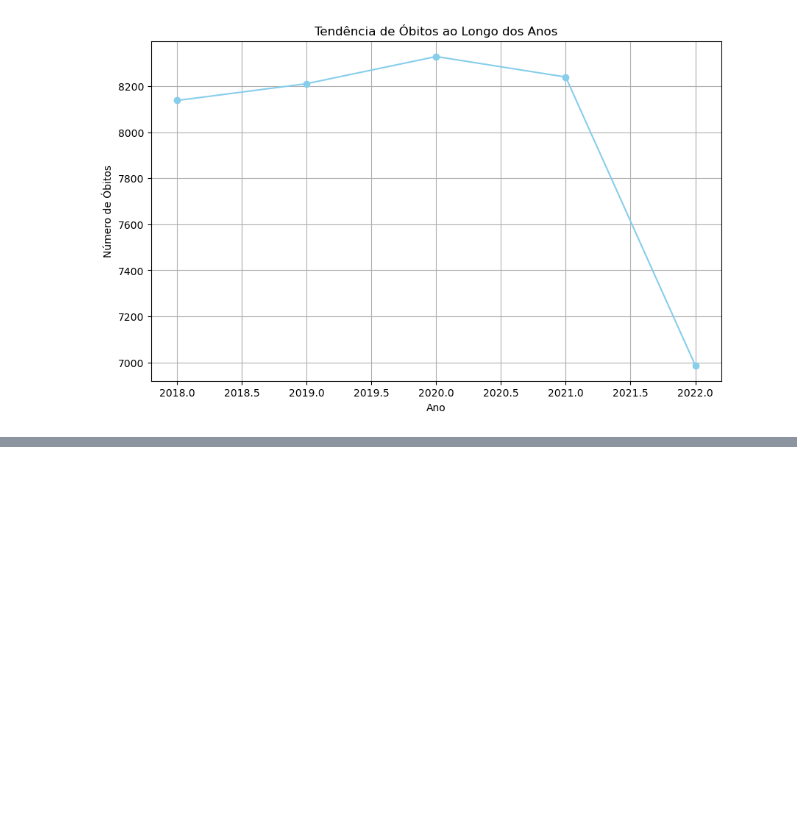
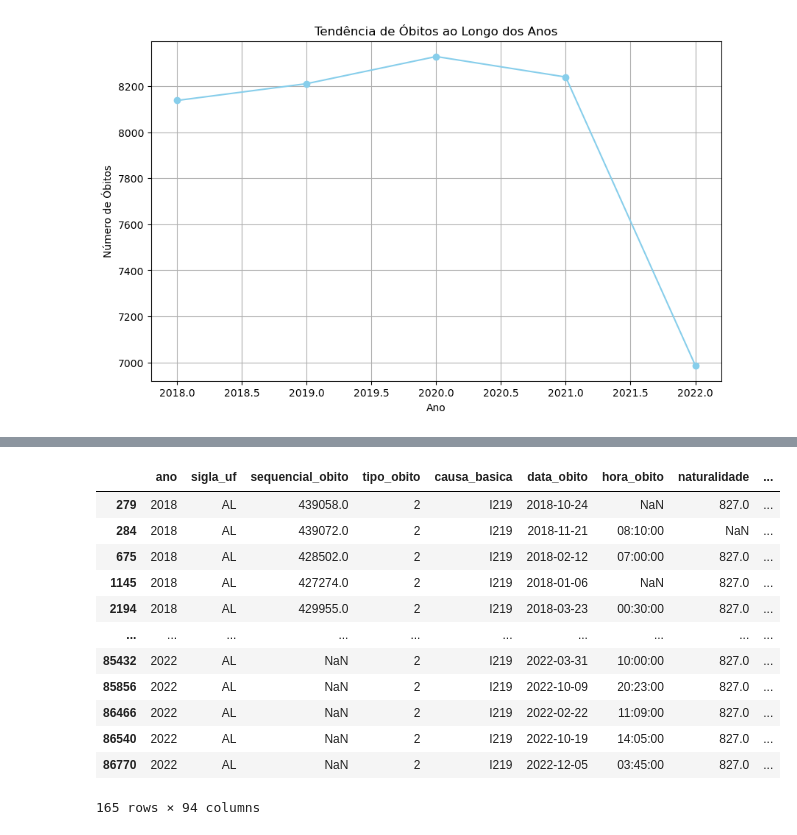
Before and after one commit to hlaff147/mortality-data-analysis, a Jupyter notebook: notebooks/main.ipynb, the cells around one changed output, grey strips where cells are left out. Cells and saved outputs as stored; diff of their text form; code cells hidden in the pictures; blank space fills up the shorter version.

```diff
--- a/notebooks/main.ipynb
+++ b/notebooks/main.ipynb
@@ -534,0 +534,24 @@ plt.show()
+# %%
+# Defina a idade máxima para considerar uma pessoa como 'nova'
+idade_maxima = 40
+
+# Filtrar o DataFrame para pessoas que morreram de infarto e têm menos de 'idade_maxima'
+df_infarto_novos = df_all[(df_all['causa_basica'] == 'I219') & (df_all['idade'] <= idade_maxima)]
+
+
+
+df_infarto_novos
+# %% [output]
+|  | ano | sigla_uf | sequencial_obito | tipo_obito | causa_basica | data_obito | hora_obito | naturalidade | ... |
+| 279 | 2018 | AL | 439058.0 | 2 | I219 | 2018-10-24 | NaN | 827.0 | ... |
+| 284 | 2018 | AL | 439072.0 | 2 | I219 | 2018-11-21 | 08:10:00 | NaN | ... |
+| 675 | 2018 | AL | 428502.0 | 2 | I219 | 2018-02-12 | 07:00:00 | 827.0 | ... |
+| 1145 | 2018 | AL | 427274.0 | 2 | I219 | 2018-01-06 | NaN | 827.0 | ... |
+| 2194 | 2018 | AL | 429955.0 | 2 | I219 | 2018-03-23 | 00:30:00 | 827.0 | ... |
+| ... | ... | ... | ... | ... | ... | ... | ... | ... | ... |
+| 85432 | 2022 | AL | NaN | 2 | I219 | 2022-03-31 | 10:00:00 | 827.0 | ... |
+| 85856 | 2022 | AL | NaN | 2 | I219 | 2022-10-09 | 20:23:00 | 827.0 | ... |
+| 86466 | 2022 | AL | NaN | 2 | I219 | 2022-02-22 | 11:09:00 | 827.0 | ... |
+| 86540 | 2022 | AL | NaN | 2 | I219 | 2022-10-19 | 14:05:00 | 827.0 | ... |
+| 86770 | 2022 | AL | NaN | 2 | I219 | 2022-12-05 | 03:45:00 | 827.0 | ... |
+165 rows × 94 columns
```
Also changed, not shown: parts of 4 cells of this notebook.
